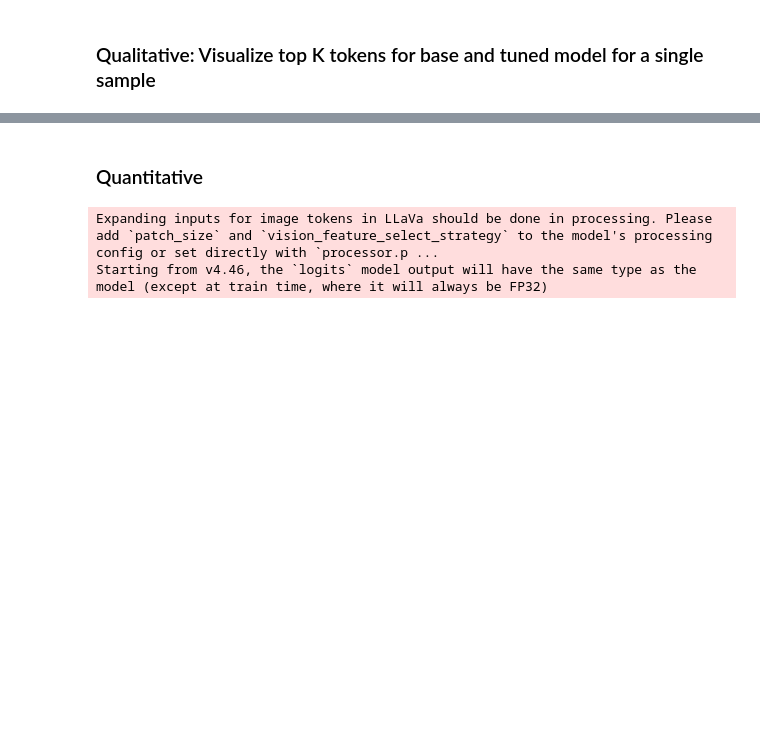
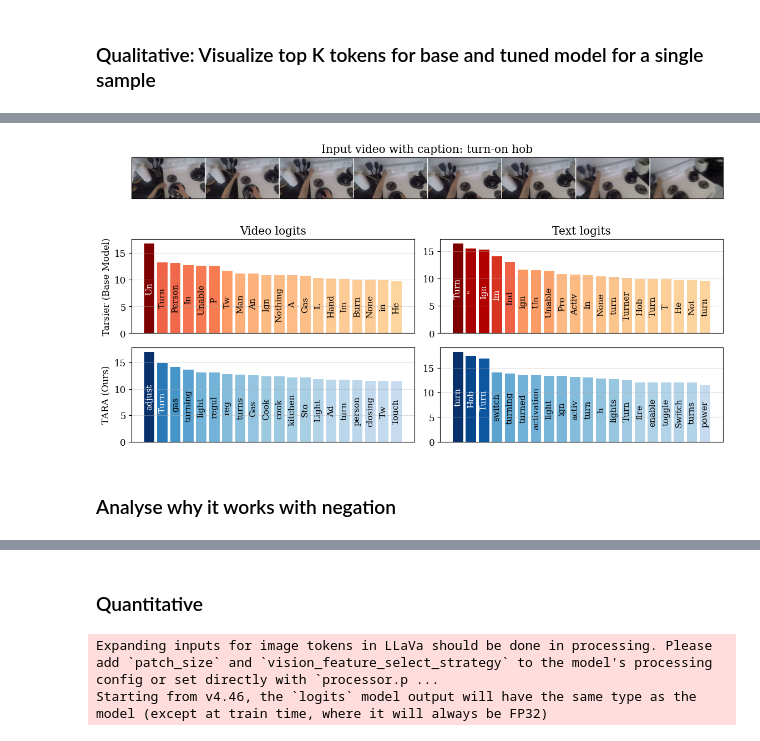
Before and after one commit to bpiyush/CaReBench, a Jupyter notebook: notebooks/visualize_logits.ipynb, the cells around one changed output, grey strips where cells are left out. Saved outputs shown, nothing was run; the diff lists cells and outputs as text; code cells hidden in the pictures; blank space fills up the shorter version.

```diff
--- a/notebooks/visualize_logits.ipynb
+++ b/notebooks/visualize_logits.ipynb
@@ -339,0 +357,59 @@ plt.show()
+# %%
+def get_video_text_logits(frames_raw, caption, model):
+    with torch.no_grad():
+        # Text logits
+        zt = model.encode_text(caption)
+        logits_text = model.model.language_model.lm_head(zt).cpu().float().squeeze(0)
+
+        # Video logits
+        zv = model.encode_vision(frames_raw.unsqueeze(0))
+        logits_video = model.model.language_model.lm_head(zv).cpu().float().squeeze(0)
+    return logits_video, logits_text
+
+
+from matplotlib.gridspec import GridSpec
+save = False
+
+fig = plt.figure(figsize=(11.5, 6))
+gs = GridSpec(3, 2, figure=fig)
+
+# Top row (spans both columns)
+ax = fig.add_subplot(gs[0, :])
+ax.imshow(canvas)
+ax.get_xaxis().set_ticks([])
+ax.get_yaxis().set_ticks([])
+ax.set_title("Input video with caption: %s" % row[label_col])
+su.visualize.increase_font_sizes(ax, 1.2)
+
+
+ctr = 1
+for key in models:
+    logits_video, logits_text = get_video_text_logits(frames_raw, caption, models[key])
+    tokens_v, values_v = get_topk_tokens_from_logits(logits_video, k=20)
+    tokens_t, values_t = get_topk_tokens_from_logits(logits_text, k=20)
+
+    ax = fig.add_subplot(gs[ctr, 0])
+    cmap_ = plt.cm.OrRd if ctr == 1 else plt.cm.Blues
+    plot_logits(tokens_v, values_v, ax, cmap=cmap_, label_fontsize=11)
+    if ctr == 1:
+        ax.set_title("Video logits")
+    ax.set_ylabel(key)
+    su.visualize.increase_font_sizes(ax, 1.2)
+
+    ax = fig.add_subplot(gs[ctr, 1])
+    cmap_ = plt.cm.OrRd if ctr == 1 else plt.cm.Blues
+    plot_logits(tokens_t, values_t, ax, cmap=cmap_, label_fontsize=11)
+    if ctr == 1:
+        ax.set_title("Text logits")
+    su.visualize.increase_font_sizes(ax, 1.2)
+
+    ctr += 1
+
+plt.tight_layout()
+if save:
+    plt.savefig(f"../figures/video-text-logits-{row[id_col]}.pdf", bbox_inches='tight')
+plt.show()
+# %% [output]
+[figure, added]
+# %% [markdown]
+### Analyse why it works with negation
```
Also changed, not shown: parts of 15 cells of this notebook, 9 other files.
